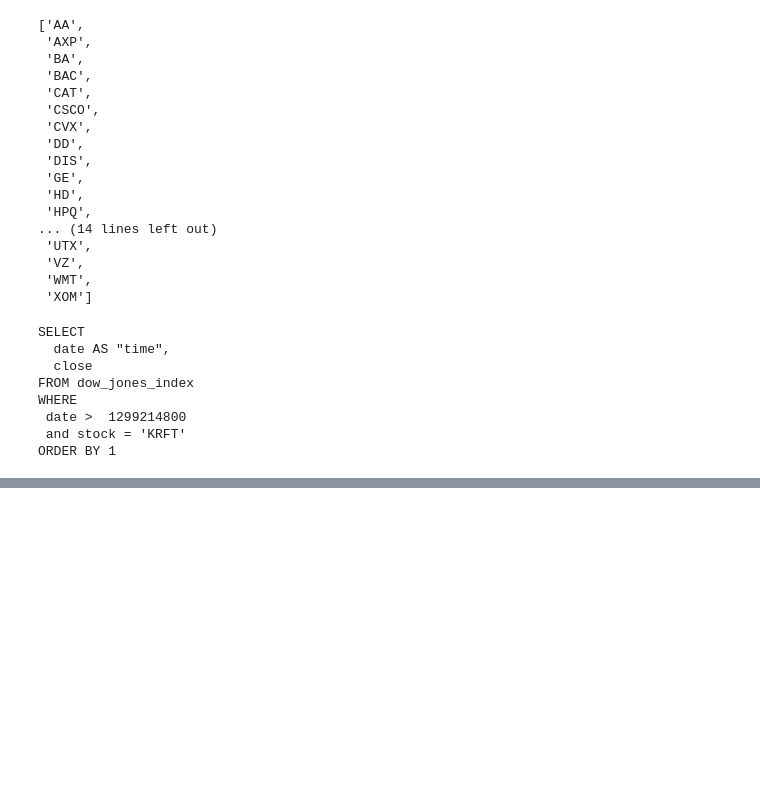
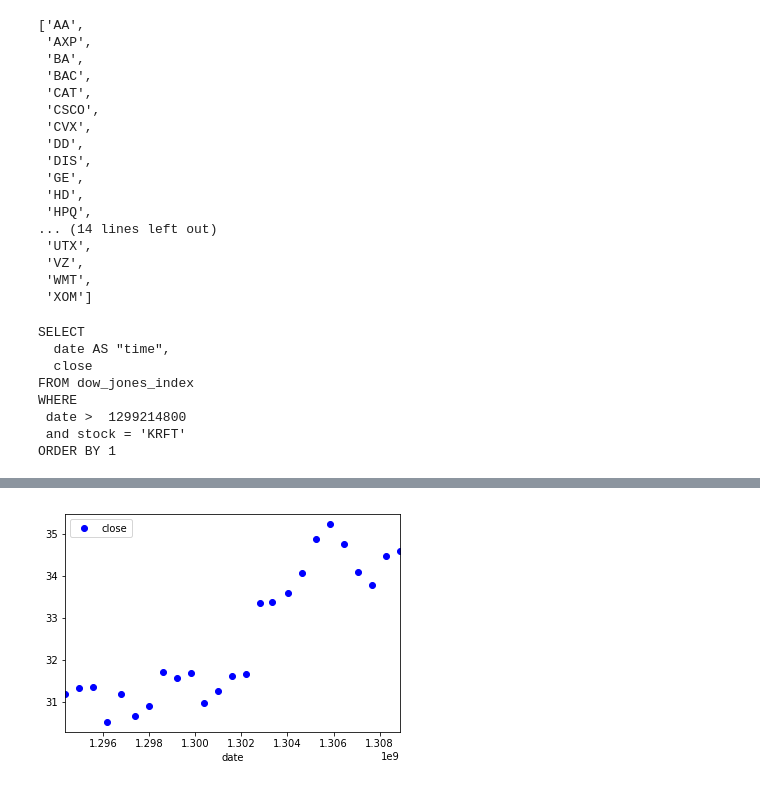
Before and after one commit to spookiestevie/data-processing, a Jupyter notebook: dowjonesindex data processing.ipynb, the cells around one changed output, grey strips where cells are left out. Saved outputs shown, nothing was run; the diff lists cells and outputs as text; code cells hidden in the pictures; blank space fills up the shorter version.

```diff
--- a/dowjonesindex data processing.ipynb
+++ b/dowjonesindex data processing.ipynb
@@ -256,0 +205,4 @@ ORDER BY 1
+# %%
+price_graph('KRFT',data)
+# %% [output]
+[figure, added]
```
Also changed, not shown: parts of 14 cells of this notebook.
